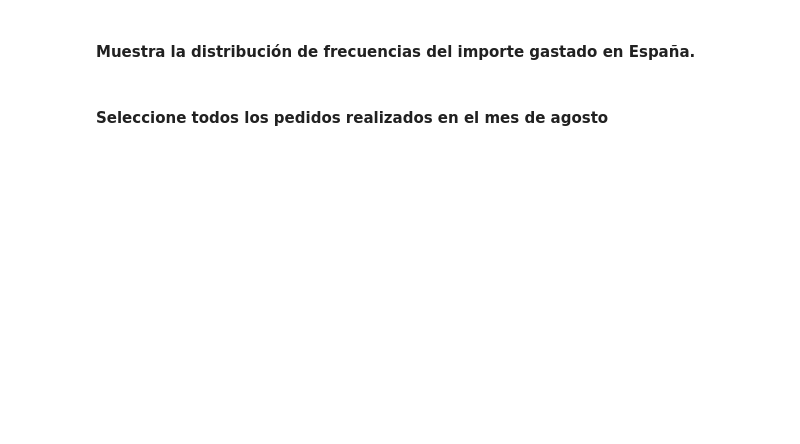
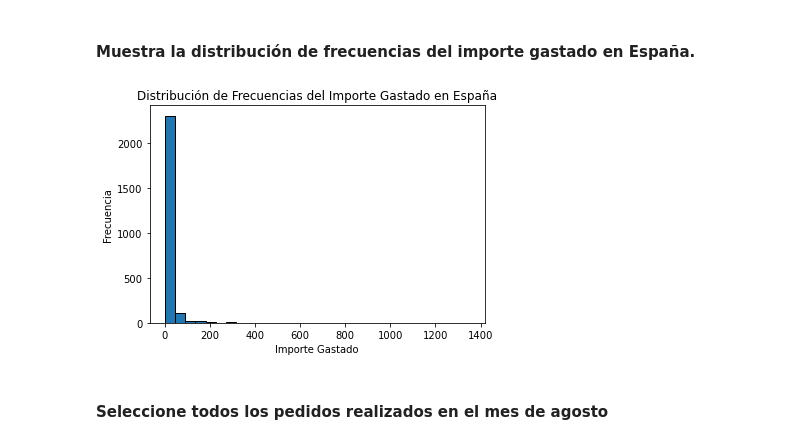
Before and after one commit to marccgcom/lab-descriptive-stats-es, a Jupyter notebook: your-code/main.ipynb, the cells around one changed output. Cells and saved outputs as stored; diff of their text form; code cells hidden in the pictures; blank space fills up the shorter version.

```diff
--- a/your-code/main.ipynb
+++ b/your-code/main.ipynb
@@ -309,2 +315,6 @@ Name: Salary, dtype: float64
+# %%
+# Load the new data file
+orders_file_path = './Orders.csv'
+orders_data = pd.read_csv(orders_file_path)
 # %% [markdown]
 #### Explore su conjunto de datos observando los tipos de datos y las estadísticas de resumen. Comenta tus resultados
@@ -359,3 +504,15 @@ Name: Salary, dtype: float64
+# %%
+# your answer here
+import matplotlib.pyplot as plt
+
+amount_spent_spain = orders_data[orders_data['Country'] == 'Spain']['amount_spent']
+plt.hist(amount_spent_spain, bins=30, edgecolor='k')
+plt.title('Distribución de Frecuencias del Importe Gastado en España')
+plt.xlabel('Importe Gastado')
+plt.ylabel('Frecuencia')
+plt.show()
+# %% [output]
+[figure, added]
 # %% [markdown]
 #### Seleccione todos los pedidos realizados en el mes de agosto
 # %%
```
Also changed, not shown: parts of 24 cells of this notebook.
